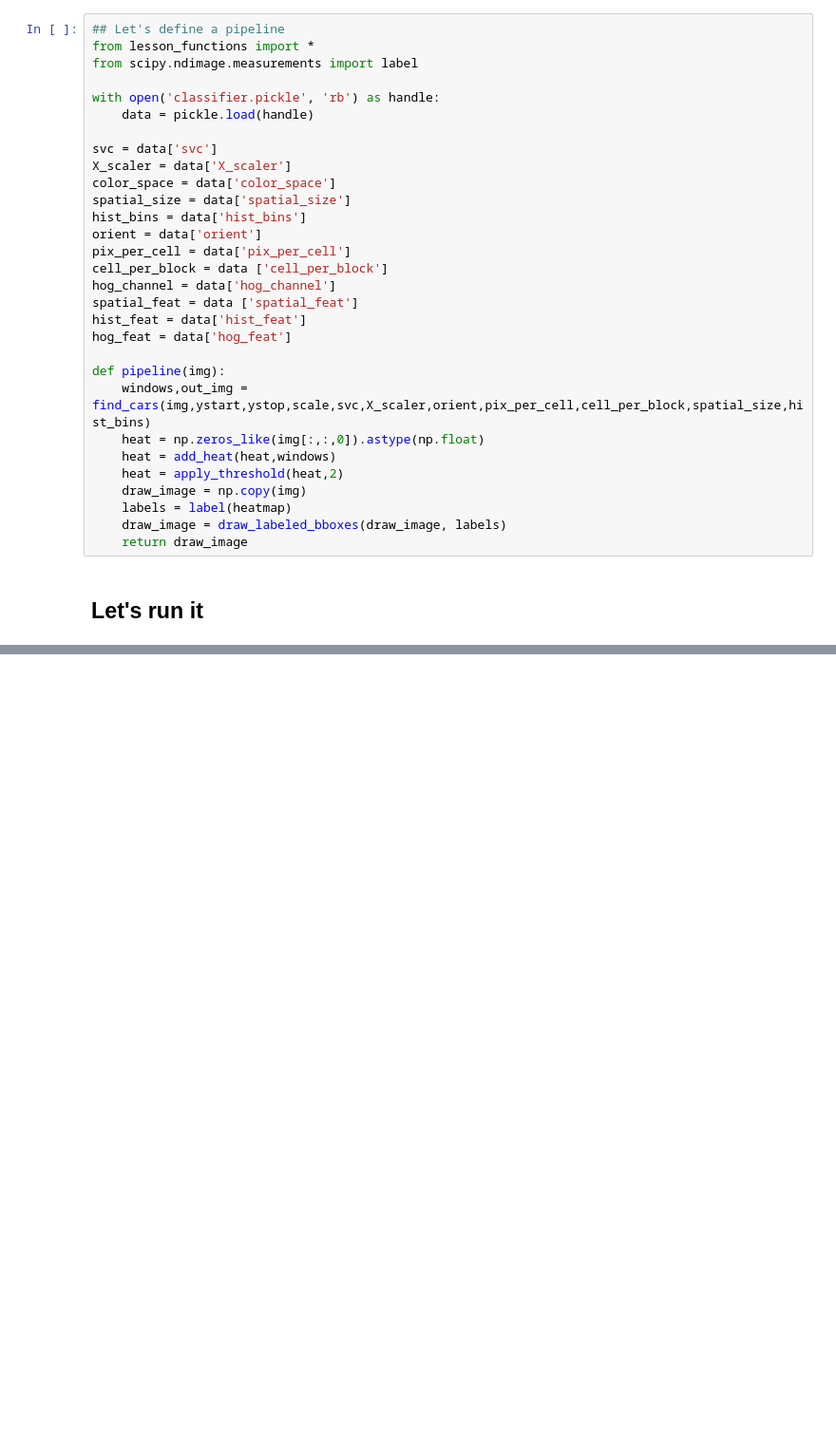
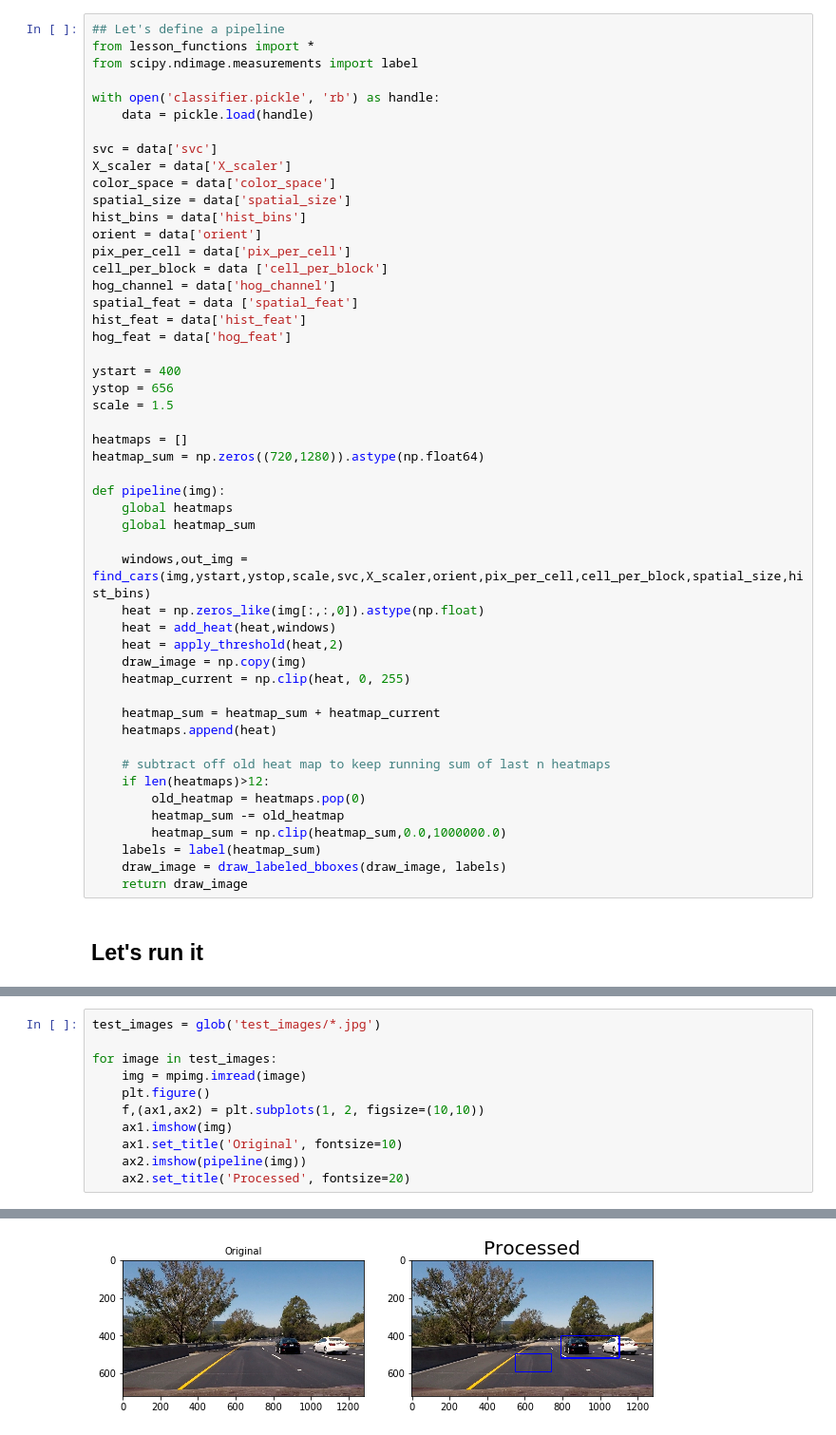
Before and after one commit to jatindhankhar/CarND-Vehicle-Detection, a Jupyter notebook: Playground.ipynb, the cells around one changed output, grey strips where cells are left out. Shown at 95% size. Saved outputs shown, nothing was run; the diff lists cells and outputs as text; blank space fills up the shorter version.

```diff
--- a/Playground.ipynb
+++ b/Playground.ipynb
@@ -361,13 +372,33 @@ spatial_feat = data ['spatial_feat']
 hist_feat = data['hist_feat']
 hog_feat = data['hog_feat']
 
+ystart = 400
+ystop = 656
+scale = 1.5
+
+heatmaps = []
+heatmap_sum = np.zeros((720,1280)).astype(np.float64)
+
 def pipeline(img):
+    global heatmaps
+    global heatmap_sum
+
     windows,out_img = find_cars(img,ystart,ystop,scale,svc,X_scaler,orient,pix_per_cell,cell_per_block,spatial_size,hist_bins)
     heat = np.zeros_like(img[:,:,0]).astype(np.float)
     heat = add_heat(heat,windows)
     heat = apply_threshold(heat,2)
     draw_image = np.copy(img)
-    labels = label(heatmap)
+    heatmap_current = np.clip(heat, 0, 255)
+
+    heatmap_sum = heatmap_sum + heatmap_current
+    heatmaps.append(heat)
+
+    # subtract off old heat map to keep running sum of last n heatmaps
+    if len(heatmaps)>12:
+        old_heatmap = heatmaps.pop(0)
+        heatmap_sum -= old_heatmap
+        heatmap_sum = np.clip(heatmap_sum,0.0,1000000.0)
+    labels = label(heatmap_sum)
     draw_image = draw_labeled_bboxes(draw_image, labels)
     return draw_image
 # %% [markdown]
@@ -374,0 +408,12 @@ def pipeline(img):
+# %%
+test_images = glob('test_images/*.jpg')
+
+for image in test_images:
+    img = mpimg.imread(image)
+    plt.figure()
+    f,(ax1,ax2) = plt.subplots(1, 2, figsize=(10,10))
+    ax1.imshow(img)
+    ax1.set_title('Original', fontsize=10)
+    ax2.imshow(pipeline(img))
+    ax2.set_title('Processed', fontsize=20)
+# %% [output]
@@ -374,0 +421 @@ def pipeline(img):
+[figure, added]
```
Also changed, not shown: parts of 9 cells of this notebook, 2 other files.
